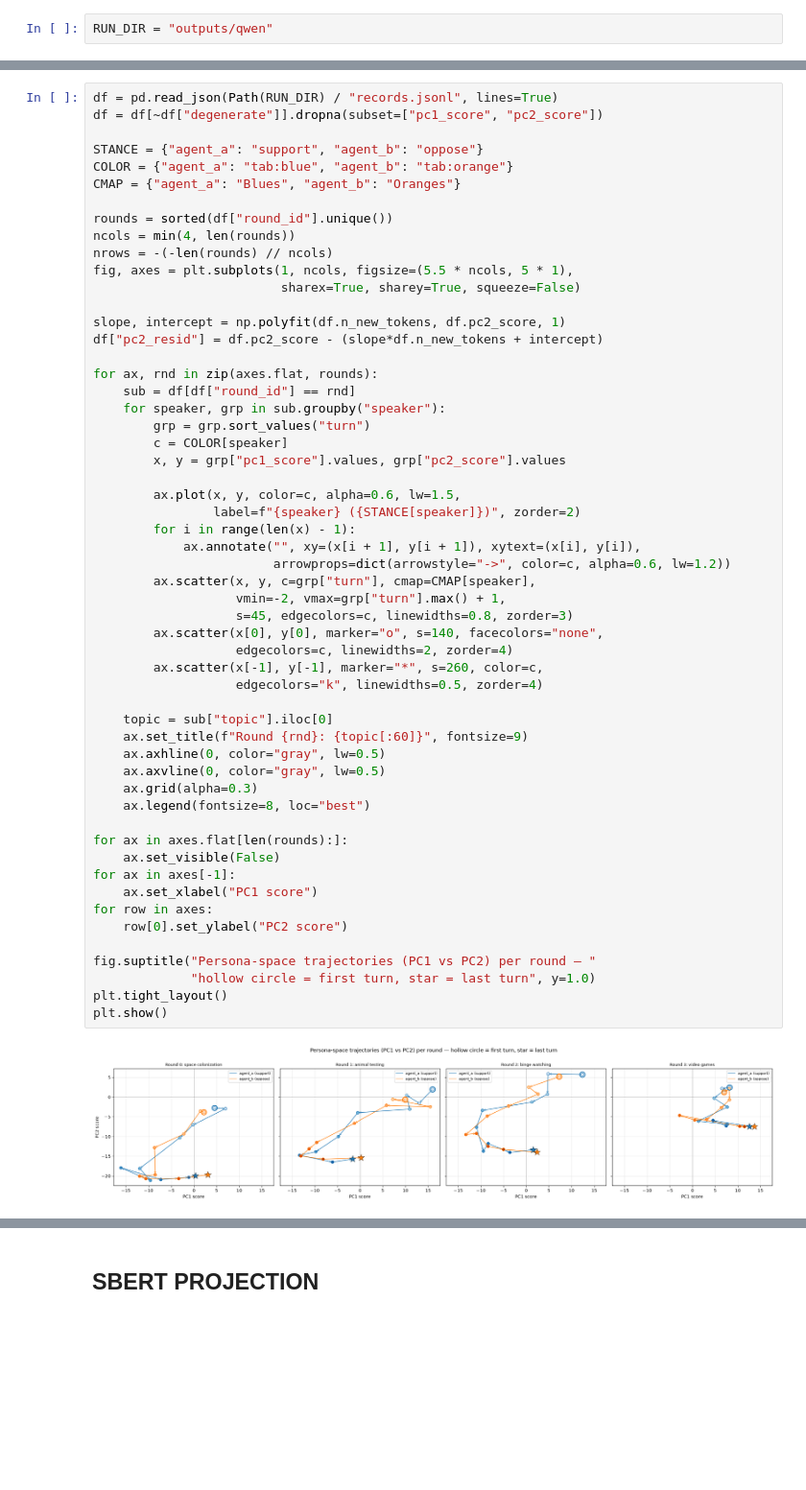
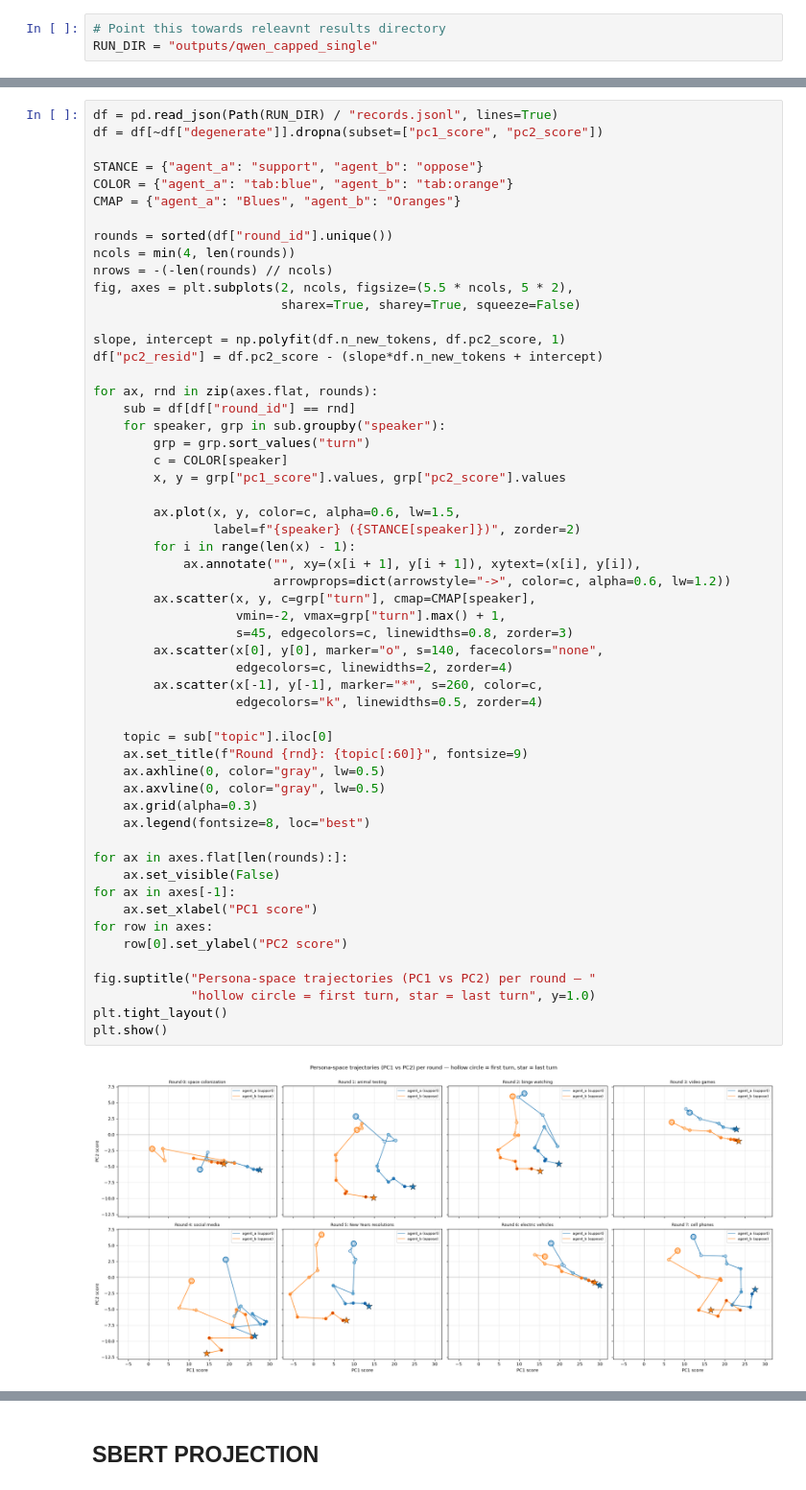
Before and after one commit to Vincc/multi-turn-persona-drift, a Jupyter notebook: persona_drift/analysis.ipynb, the cells around one changed output, grey strips where cells are left out. Shown at 96% size. Saved outputs shown, nothing was run; the diff lists cells and outputs as text; blank space fills up the shorter version.

Commit message:
add: results and final ver

```diff
--- a/persona_drift/analysis.ipynb
+++ b/persona_drift/analysis.ipynb
@@ -8,2 +9,3 @@ from sklearn.decomposition import PCA
 # %%
-RUN_DIR = "outputs/qwen"
+# Point this towards releavnt results directory
+RUN_DIR = "outputs/qwen_capped_single"
@@ -18,7 +22,7 @@ CMAP = {"agent_a": "Blues", "agent_b": "Oranges"}
 rounds = sorted(df["round_id"].unique())
 ncols = min(4, len(rounds))
 nrows = -(-len(rounds) // ncols)
-fig, axes = plt.subplots(1, ncols, figsize=(5.5 * ncols, 5 * 1),
+fig, axes = plt.subplots(2, ncols, figsize=(5.5 * ncols, 5 * 2),
                          sharex=True, sharey=True, squeeze=False)
 
 slope, intercept = np.polyfit(df.n_new_tokens, df.pc2_score, 1)
@@ -36,31 +40,31 @@ for ax, rnd in zip(axes.flat, rounds):
         for i in range(len(x) - 1):
             ax.annotate("", xy=(x[i + 1], y[i + 1]), xytext=(x[i], y[i]),
                         arrowprops=dict(arrowstyle="->", color=c, alpha=0.6, lw=1.2))
         ax.scatter(x, y, c=grp["turn"], cmap=CMAP[speaker],
                    vmin=-2, vmax=grp["turn"].max() + 1,
                    s=45, edgecolors=c, linewidths=0.8, zorder=3)
         ax.scatter(x[0], y[0], marker="o", s=140, facecolors="none",
                    edgecolors=c, linewidths=2, zorder=4)
         ax.scatter(x[-1], y[-1], marker="*", s=260, color=c,
                    edgecolors="k", linewidths=0.5, zorder=4)
 
     topic = sub["topic"].iloc[0]
     ax.set_title(f"Round {rnd}: {topic[:60]}", fontsize=9)
     ax.axhline(0, color="gray", lw=0.5)
     ax.axvline(0, color="gray", lw=0.5)
     ax.grid(alpha=0.3)
     ax.legend(fontsize=8, loc="best")
 
 for ax in axes.flat[len(rounds):]:
     ax.set_visible(False)
 for ax in axes[-1]:
     ax.set_xlabel("PC1 score")
 for row in axes:
     row[0].set_ylabel("PC2 score")
 
 fig.suptitle("Persona-space trajectories (PC1 vs PC2) per round — "
              "hollow circle = first turn, star = last turn", y=1.0)
 plt.tight_layout()
 plt.show()
 # %% [output]
-[figure, old version]
+[figure, new version]
```
Also changed, not shown: parts of 9 cells of this notebook, 18 other files.
